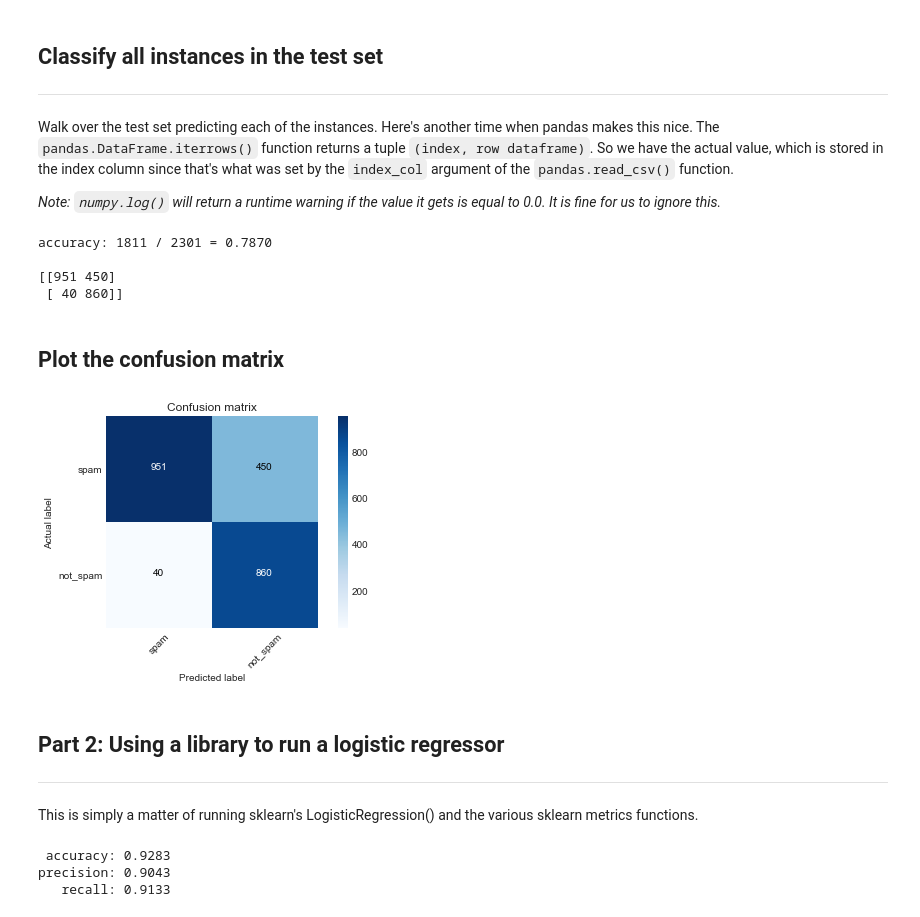
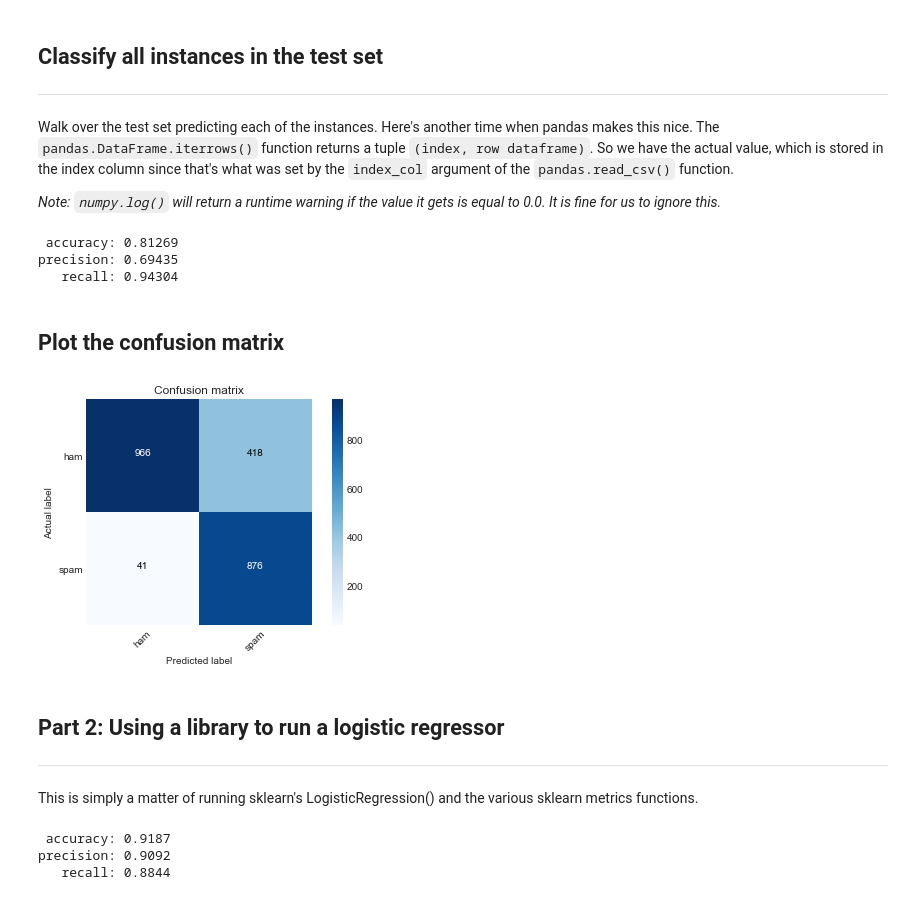
Before and after one commit to mikelane/NaiveBayes, a Jupyter notebook: Gaussian Naive Bayes.ipynb, the cells around one changed output. Cells and saved outputs as stored; diff of their text form; code cells hidden in the pictures.

```diff
--- a/Gaussian Naive Bayes.ipynb
+++ b/Gaussian Naive Bayes.ipynb
@@ -88,9 +126,9 @@ $$class_{NB}\big(\overrightarrow{\mathbf{x}}\big) = \underset{\textit{class} \in
 where $P(x_i \text{ | } c_j)$ is as given previously.
 # %%
 def predict(x):
-    pos = sum_of_log_probs(prob_spam_train, x, train_spam_col_means, train_spam_col_stds)
-    neg = sum_of_log_probs(prob_ham_train, x, train_ham_col_means, train_ham_col_stds)
-    return 1 if pos > neg else 0
+    p_spam = sum_of_log_probs(prob_spam_train, x, train_spam_col_means, train_spam_col_stds)
+    p_ham = sum_of_log_probs(prob_ham_train, x, train_ham_col_means, train_ham_col_stds)
+    return 1 if p_spam > p_ham else 0
 # %% [markdown]
 ## Classify all instances in the test set
 
@@ -99,21 +137,20 @@ def predict(x):
 Walk over the test set predicting each of the instances. Here's another time when pandas makes this nice. The `pandas.DataFrame.iterrows()` function returns a tuple `(index, row dataframe)`. So we have the actual value, which is stored in the index column since that's what was set by the `index_col` argument of the `pandas.read_csv()` function.
 
 *Note: `numpy.log()` will return a runtime warning if the value it gets is equal to 0.0. It is fine for us to ignore this.*
-# %%
-cm = np.zeros((2,2), dtype=np.int)  # Define a blank confusion matrix
-num_correct = 0
-for actual, x in X_test.iterrows():
-    predicted = predict(x)
-    if actual == predicted:
-        num_correct += 1
-    cm[actual][predicted] += 1
-print('accuracy: {} / {} = {:.4f}\n'.format(num_correct, len(X_test.index), num_correct / len(X_test.index)))
-print(cm)
-# %% [output]
-accuracy: 1811 / 2301 = 0.7870
-
-[[951 450]
- [ 40 860]]
+# %%
+NB_y_pred = X_test.apply(predict, axis=1)
+# %%
+NB_confusion_matrix = sklearn.metrics.confusion_matrix(y_true=X_test.index.values, y_pred=NB_y_pred)
+NB_accuracy = sklearn.metrics.accuracy_score(y_true=X_test.index.values, y_pred=NB_y_pred)
+NB_precision = sklearn.metrics.precision_score(y_true=X_test.index.values, y_pred=NB_y_pred)
+NB_recall = sklearn.metrics.recall_score(y_true=X_test.index.values, y_pred=NB_y_pred)
+print(' accuracy: {:.5f}\n'
+      'precision: {:.5f}\n'
+      '   recall: {:.5f}'.format(NB_accuracy, NB_precision, NB_recall))
+# %% [output]
+ accuracy: 0.81269
+precision: 0.69435
+   recall: 0.94304
 # %%
 def plot_confusion_matrix(cm, classes,
                           normalize=False,
@@ -147,9 +184,9 @@ def plot_confusion_matrix(cm, classes,
 ## Plot the confusion matrix
 # %%
 plt.figure()
-plot_confusion_matrix(cm, classes=('spam', 'not_spam'), title='Confusion matrix')
+plot_confusion_matrix(NB_confusion_matrix, classes=('ham', 'spam'), title='Confusion matrix')
 # %% [output]
-[figure, old version]
+[figure, new version]
 # %% [markdown]
 ## Part 2: Using a library to run a logistic regressor
 
@@ -162,11 +199,11 @@ y_pred = logistic_regressor.predict(X_test)
 # %%
-accuracy = sklearn.metrics.accuracy_score(y_true=X_test.index.values, y_pred=y_pred)
-precision = sklearn.metrics.precision_score(y_true=X_test.index.values, y_pred=y_pred)
-recall = sklearn.metrics.recall_score(y_true=X_test.index.values, y_pred=y_pred)
+LR_accuracy = sklearn.metrics.accuracy_score(y_true=X_test.index.values, y_pred=LR_y_pred)
+LR_precision = sklearn.metrics.precision_score(y_true=X_test.index.values, y_pred=LR_y_pred)
+LR_recall = sklearn.metrics.recall_score(y_true=X_test.index.values, y_pred=LR_y_pred)
 print(' accuracy: {:.4f}\n'
       'precision: {:.4f}\n'
-      '   recall: {:.4f}'.format(accuracy,precision, recall))
+      '   recall: {:.4f}'.format(LR_accuracy, LR_precision, LR_recall))
 # %% [output]
- accuracy: 0.9283
-precision: 0.9043
-   recall: 0.9133
+ accuracy: 0.9187
+precision: 0.9092
+   recall: 0.8844
```
Also changed, not shown: parts of 10 cells of this notebook, 2 other files.
